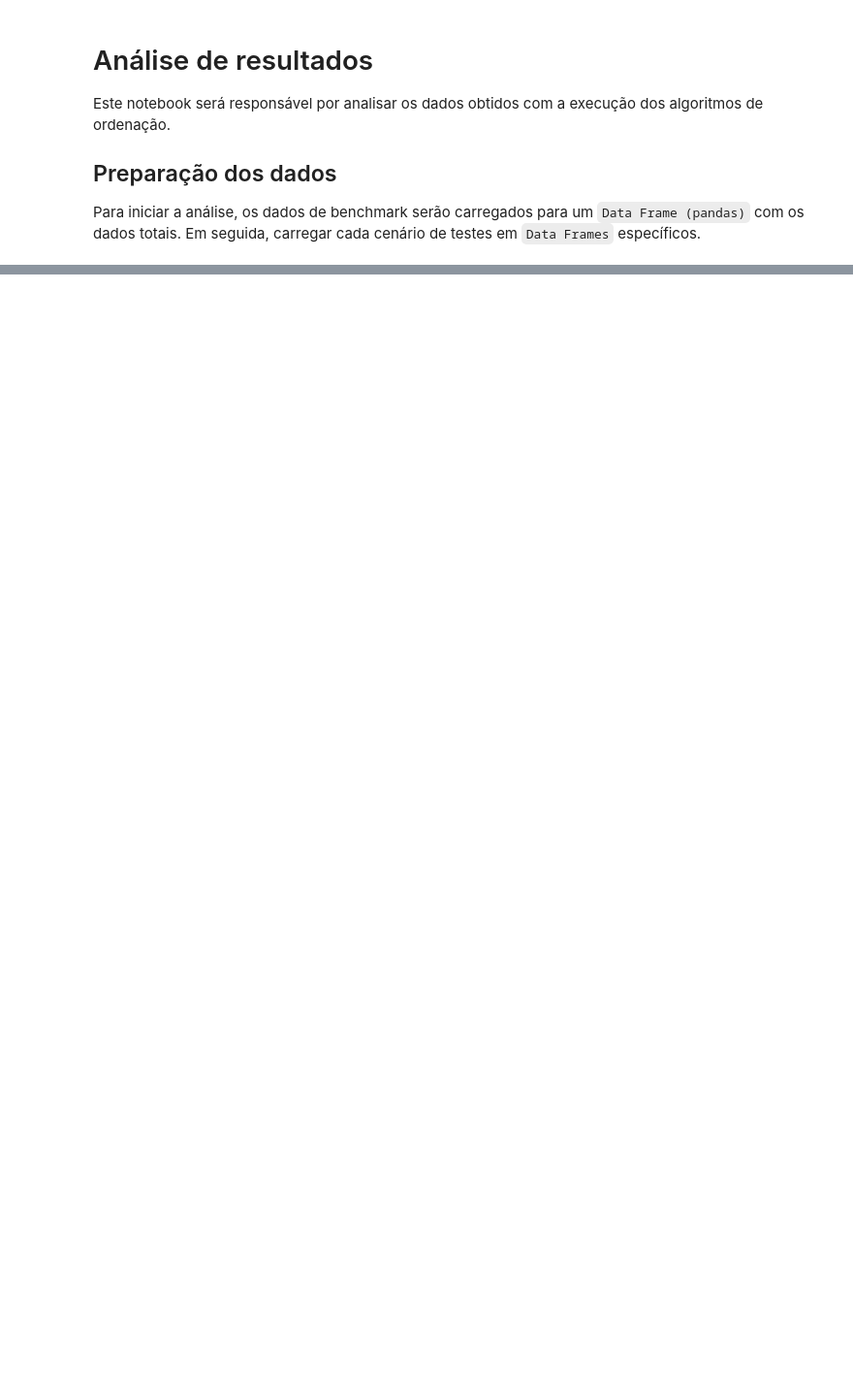
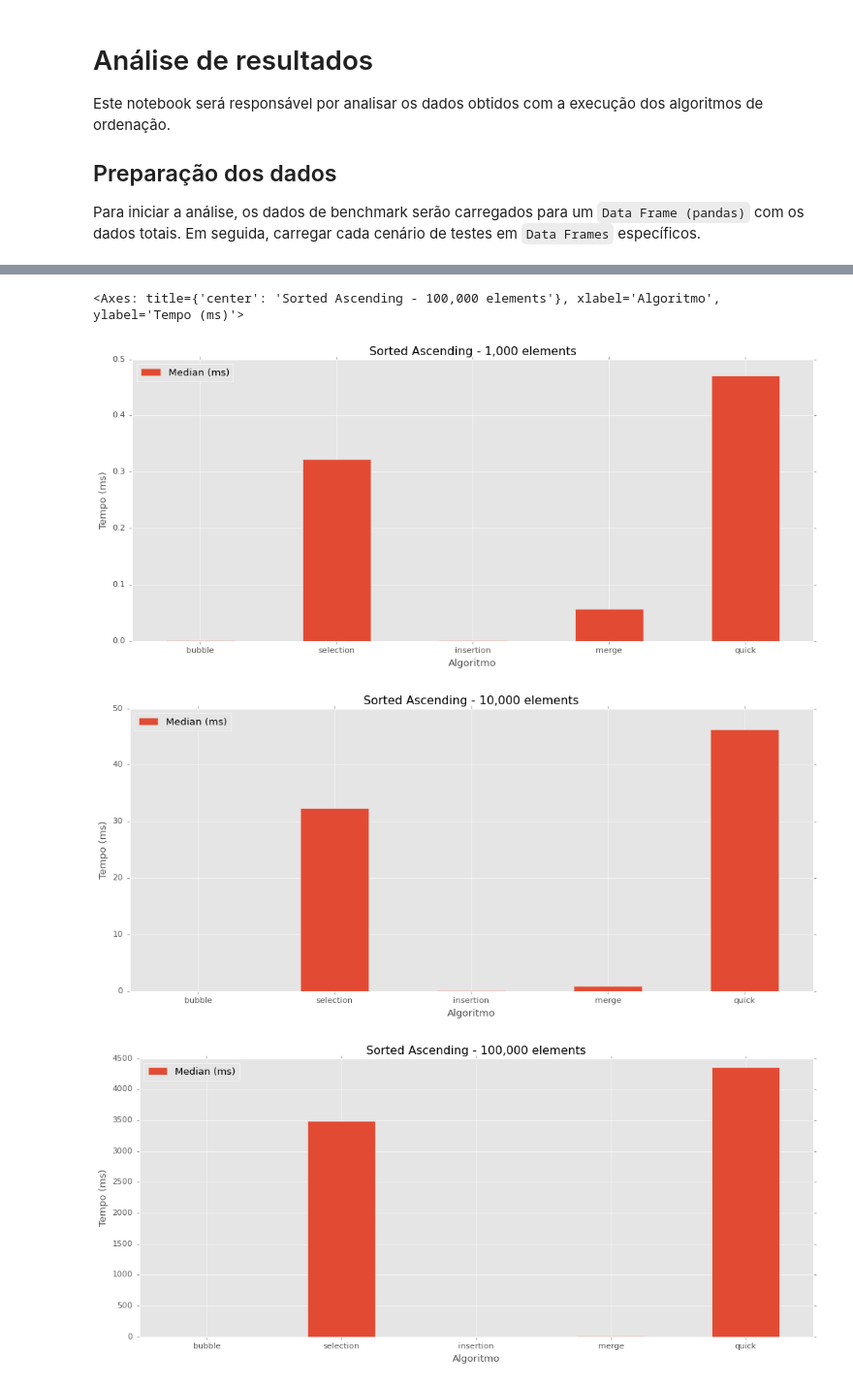
Before and after one commit to olucasaguiar/projeto-metodos-de-ordenacao, a Jupyter notebook: app/projeto_algoritmos_de_ordenacao.ipynb, the cells around one changed output, grey strips where cells are left out. Shown at 97% size. Saved outputs shown, nothing was run; the diff lists cells and outputs as text; code cells hidden in the pictures; blank space fills up the shorter version.

```diff
--- a/app/projeto_algoritmos_de_ordenacao.ipynb
+++ b/app/projeto_algoritmos_de_ordenacao.ipynb
@@ -53,0 +53,30 @@ working_df.set_index(['Algorithm', 'Size'], inplace=True)
+# %%
+sorted_ascending_sm_df.set_index("Algorithm")[["Median (ms)"]].plot.bar(
+    rot=0,
+    title="Sorted Ascending - 1,000 elements",
+    figsize=(15, 6),
+    xlabel="Algoritmo",
+    ylabel="Tempo (ms)",
+    logy=False,
+)
+sorted_ascending_md_df.set_index("Algorithm")[["Median (ms)"]].plot.bar(
+    rot=0,
+    title="Sorted Ascending - 10,000 elements",
+    figsize=(15, 6),
+    xlabel="Algoritmo",
+    ylabel="Tempo (ms)",
+    logy=False,
+)
+sorted_ascending_lg_df.set_index("Algorithm")[["Median (ms)"]].plot.bar(
+    rot=0,
+    title="Sorted Ascending - 100,000 elements",
+    figsize=(15, 6),
+    xlabel="Algoritmo",
+    ylabel="Tempo (ms)",
+    logy=False,
+)
+# %% [output]
+<Axes: title={'center': 'Sorted Ascending - 100,000 elements'}, xlabel='Algoritmo', ylabel='Tempo (ms)'>
+[figure, added]
+[figure, added]
+[figure, added]
```
Also changed, not shown: parts of 7 cells of this notebook.
